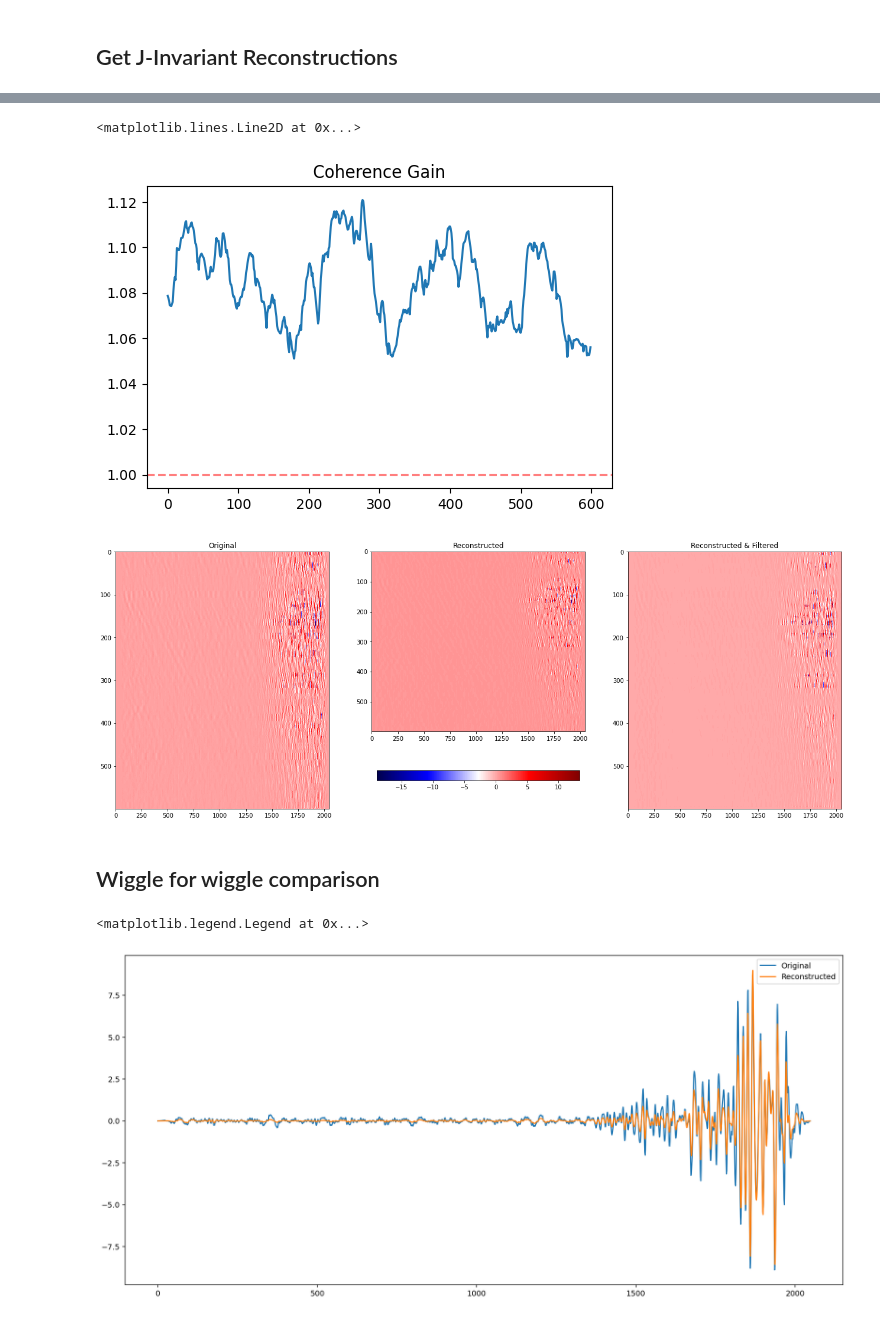
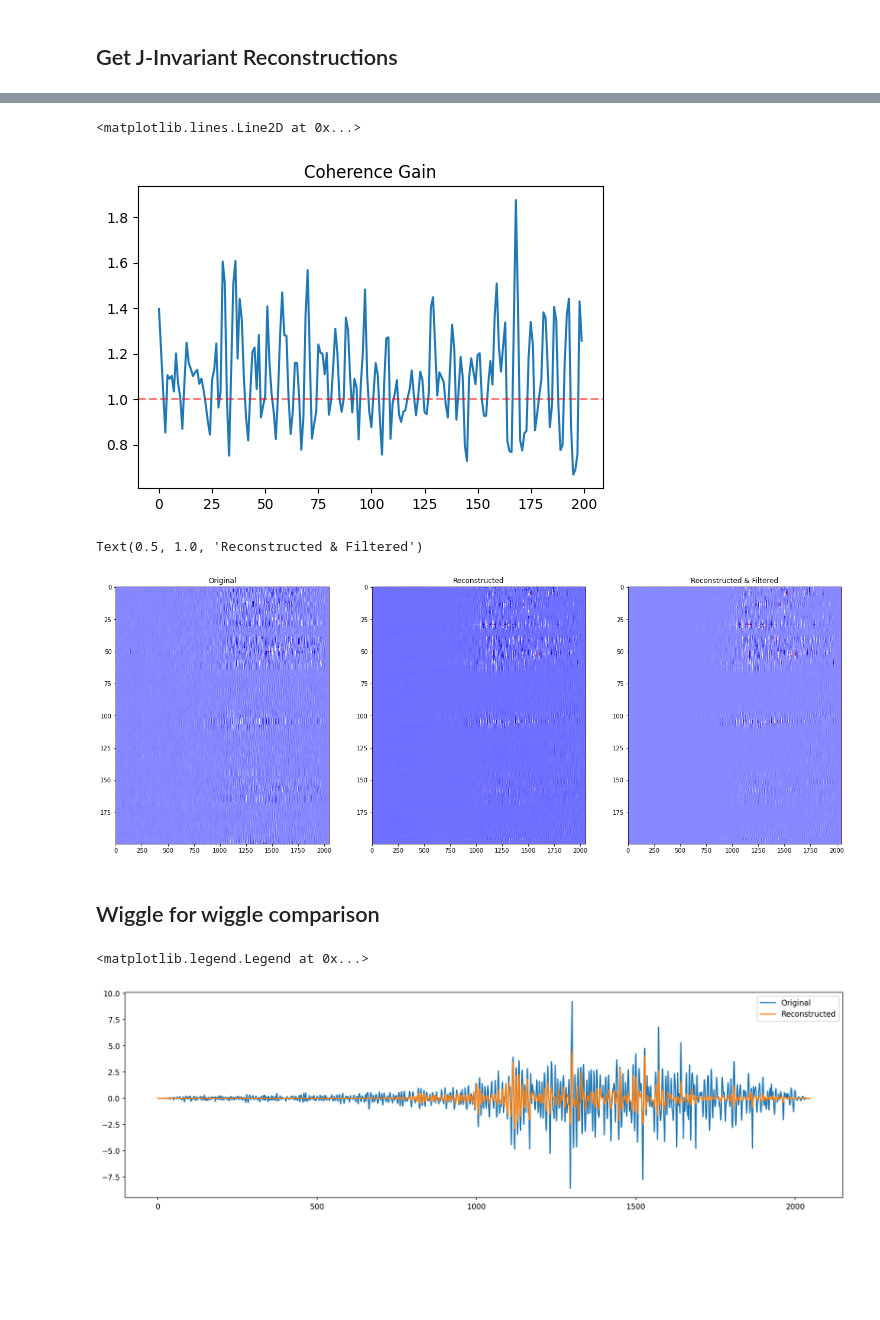
Before and after one commit to maniatisni/iDAS-self-supervised-denoising, a Jupyter notebook: testing.ipynb, the cells around one changed output, grey strips where cells are left out. Drawn from its saved outputs; the diff is of its cells as text; code cells hidden in the pictures; blank space fills up the shorter version.

```diff
--- a/testing.ipynb
+++ b/testing.ipynb
@@ -9,15 +9,15 @@ import os
 from glob import glob
 import torch
 import torch.nn as nn
-sampleRate = 68.27
+sampleRate = 49.95
 # %%
-N_sub = 32
+N_sub = 11
 batch_size = 32
 hidden_layers = 6
-learning_rate = 5e-5
-num_epochs = 10
+learning_rate = 5e-6
+num_epochs = 20
 # %% [markdown]
 ## Load Test Data
 # %%
-test_path = "test"
-test_files = glob(os.path.join(test_path, '*.npy'))[1:2]
+test_path = "validation-events"
+test_files = glob(os.path.join(test_path, '*.npy'))[3:4]
@@ -26,7 +30,7 @@ test_files = glob(os.path.join(test_path, '*.npy'))[1:2]
 # %%
 criterion = nn.MSELoss()
 model = DenoisingUNet(input_bands=1, output_classes=1, hidden_channels=hidden_layers)
-state = torch.load('./new_model_tests/alt-mask-test-5-both.pth')
+state = torch.load('./new_model_tests/yo30.pth')
 model.load_state_dict(state['model_state_dict'])
 model.eval();
 # %% [markdown]
@@ -74,7 +78,7 @@ output_ = taper_filter(output, 1, 10, sampleRate)
 # %%
 og = np.array(eval_sample)
 rec = np.array(output_)
-bin_size = 64
+bin_size = 5
 cc_og = compute_moving_coherence(og, bin_size)
 cc_rec = compute_moving_coherence(rec, bin_size)
 cc_gain = cc_rec / cc_og
@@ -84,7 +88,7 @@ plt.title("Coherence Gain")
 plt.axhline(y=1,linestyle='--',alpha=0.5,color='r')
 # %% [output]
 <matplotlib.lines.Line2D at 0x...>
-[figure, old version]
+[figure, new version]
 # %%
 fig, (ax1,ax2,ax3) = plt.subplots(1,3,figsize=(22,8))
 ax1.imshow(eval_sample, aspect='auto',interpolation='None',cmap='seismic')
@@ -93,18 +97,19 @@ ax2.imshow(output, aspect='auto',interpolation='None',cmap='seismic')
 ax2.set_title('Reconstructed')
 pl = ax3.imshow(taper_filter(output, 1, 10, sampleRate), aspect='auto',interpolation='None',cmap='seismic')
 ax3.set_title('Reconstructed & Filtered')
-cbar = fig.colorbar(pl, ax=ax2, shrink=0.95,orientation='horizontal')
+# cbar = fig.colorbar(pl, ax=ax2, shrink=0.95,orientation='horizontal')
 # %% [output]
+Text(0.5, 1.0, 'Reconstructed & Filtered')
-[figure, old version]
+[figure, new version]
 # %% [markdown]
 ## Wiggle for wiggle comparison
 # %%
-channel=5
-plt.figure(figsize=(17,8),dpi=140)
+channel=10
+plt.figure(figsize=(17,5),dpi=170)
 plt.plot(eval_sample[channel],label='Original')
 plt.plot(output_[channel],label='Reconstructed')
 plt.legend()
 # %% [output]
 <matplotlib.legend.Legend at 0x...>
-[figure, old version]
+[figure, new version]
 # %%
```
Also changed, not shown: parts of 3 cells of this notebook, 1 other file.
